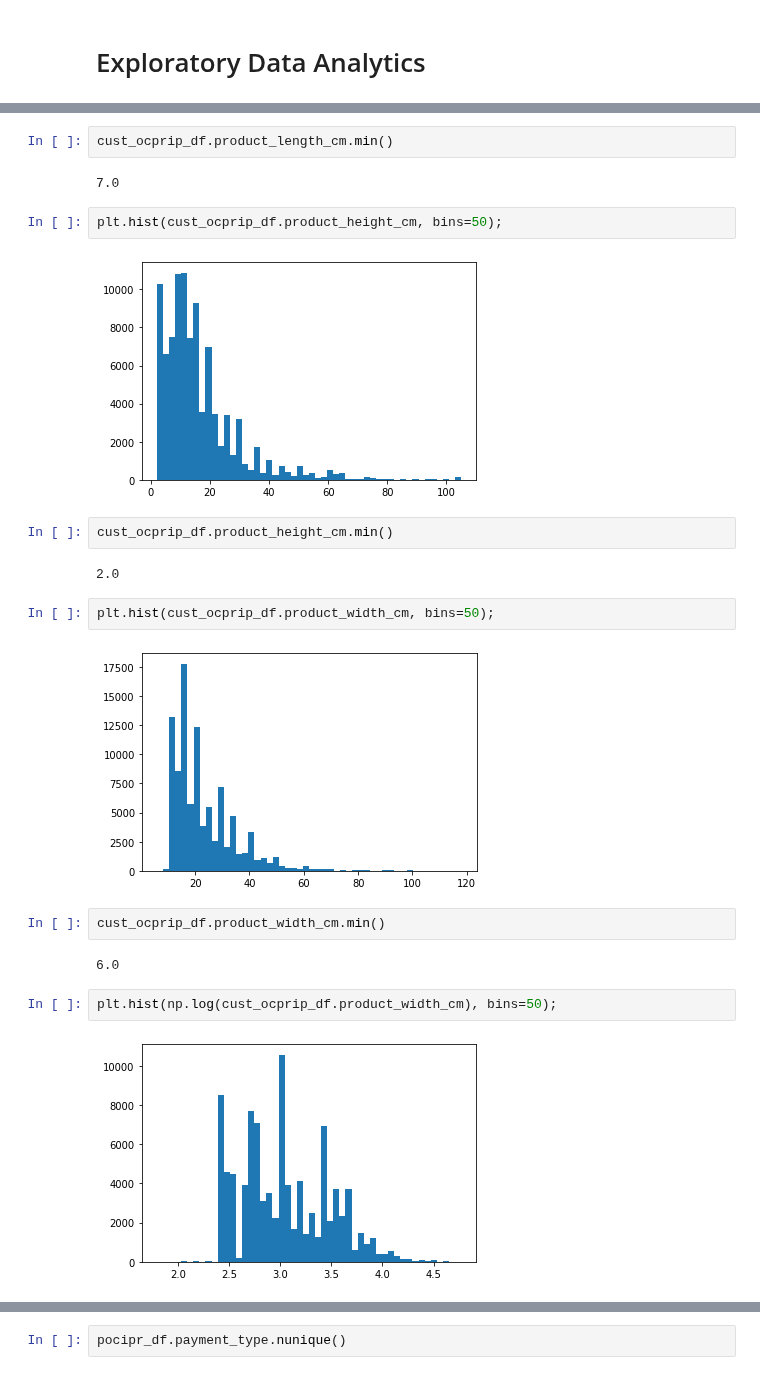
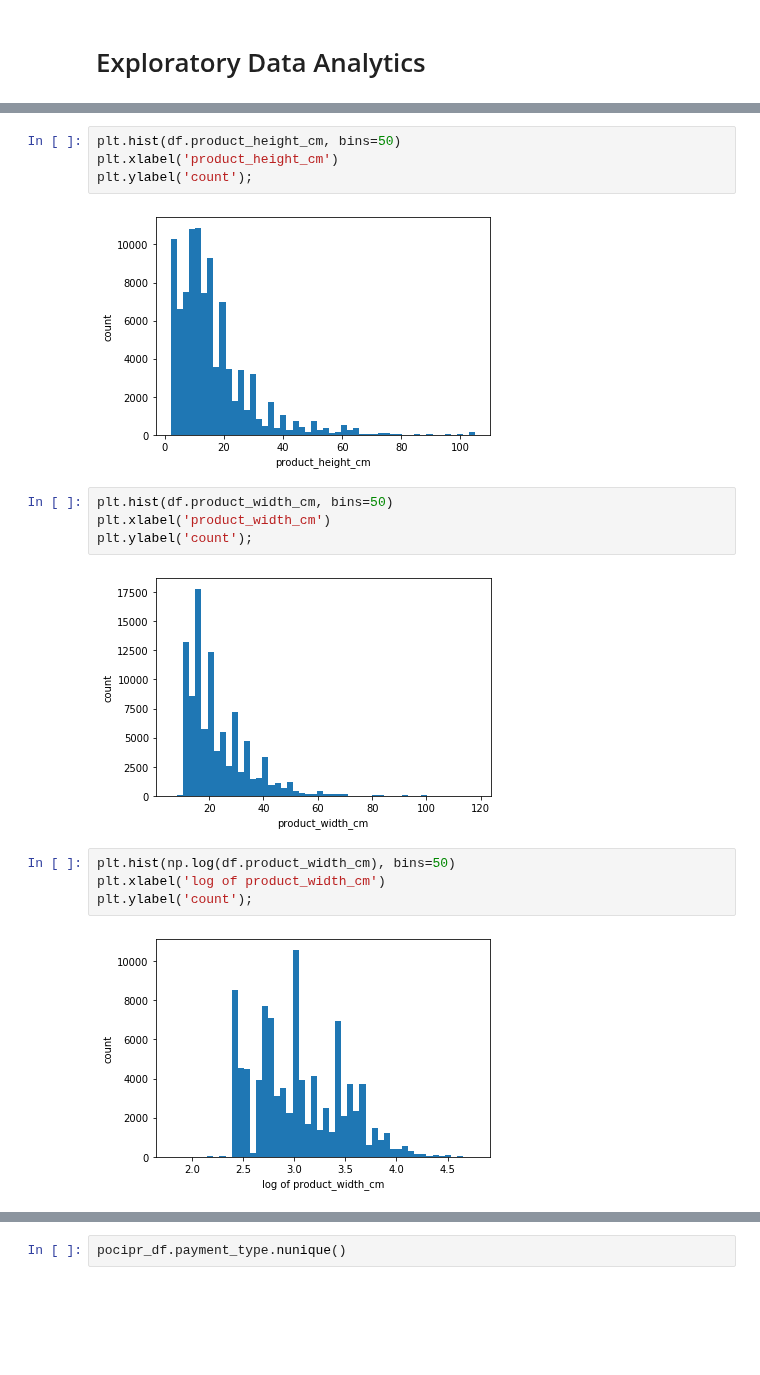
Before and after one commit to alireza-alizadegan/e-commerce-Sales, a Jupyter notebook: Customer Segmentation.ipynb, the cells around one changed output, grey strips where cells are left out. Cells and saved outputs as stored; diff of their text form; blank space fills up the shorter version.

Commit message:
plot labels

```diff
--- a/Customer Segmentation.ipynb
+++ b/Customer Segmentation.ipynb
@@ -660,24 +650,18 @@ plt.hist(cust_ocprip_df.product_length_cm, bins=50);
-# %%
-cust_ocprip_df.product_length_cm.min()
-# %% [output]
-7.0
 # %%
-plt.hist(cust_ocprip_df.product_height_cm, bins=50);
+plt.hist(df.product_height_cm, bins=50)
+plt.xlabel('product_height_cm')
+plt.ylabel('count');
 # %% [output]
-[figure, old version]
+[figure, new version]
-# %%
-cust_ocprip_df.product_height_cm.min()
-# %% [output]
-2.0
 # %%
-plt.hist(cust_ocprip_df.product_width_cm, bins=50);
+plt.hist(df.product_width_cm, bins=50)
+plt.xlabel('product_width_cm')
+plt.ylabel('count');
 # %% [output]
-[figure, old version]
+[figure, new version]
-# %%
-cust_ocprip_df.product_width_cm.min()
-# %% [output]
-6.0
 # %%
-plt.hist(np.log(cust_ocprip_df.product_width_cm), bins=50);
+plt.hist(np.log(df.product_width_cm), bins=50)
+plt.xlabel('log of product_width_cm')
+plt.ylabel('count');
 # %% [output]
-[figure, old version]
+[figure, new version]
```
Also changed, not shown: parts of 18 cells of this notebook.
